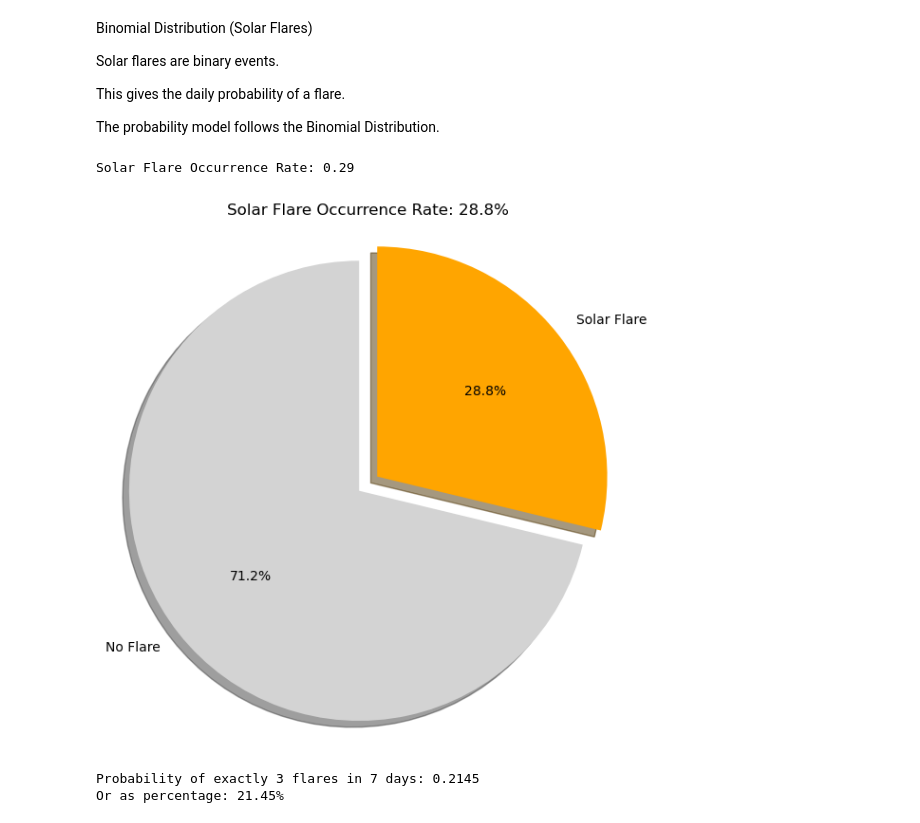
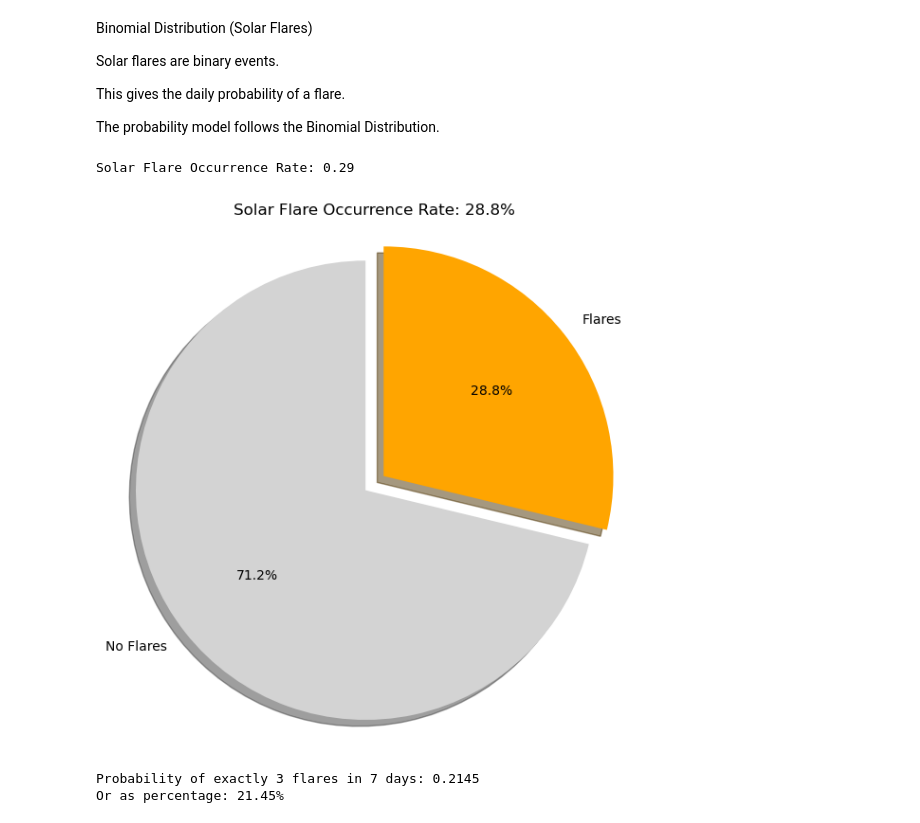
Before and after one commit to Tobibal21/space-weather-analysis, a Jupyter notebook: Space_Weather_Analysis.ipynb, the cells around one changed output. Cells and saved outputs as stored; diff of their text form; code cells hidden in the pictures.

```diff
--- a/Space_Weather_Analysis.ipynb
+++ b/Space_Weather_Analysis.ipynb
@@ -79,27 +79,28 @@ This gives the daily probability of a flare.
 
 The probability model follows the Binomial Distribution.
 # %%
-
+import matplotlib.pyplot as plt
 P = df['Solar_Flare_Occurred'].mean()
 print(f"Solar Flare Occurrence Rate: {P:.2f}")
 
 # Create a pie chart
 plt.figure(figsize=(6, 6))
 flare_count = df['Solar_Flare_Occurred'].sum()
 no_flare_count = len(df) - flare_count
 sizes = [no_flare_count, flare_count]
 colors = ['lightgray', 'orange']
 explode = (0, 0.1)  # "explode" the flare slice
 
+labels = ['No Flares', 'Flares']
 plt.pie(sizes, explode=explode, labels=labels, colors=colors,
         autopct='%1.1f%%', startangle=90, shadow=True)
-plt.title(f'Solar Flare Occurrence Rate: {p*100:.1f}%')
+plt.title(f'Solar Flare Occurrence Rate: {P*100:.1f}%')
 plt.axis('equal')  # Equal aspect ratio ensures pie is circular
 plt.tight_layout()
 plt.show()
 # %% [output]
 Solar Flare Occurrence Rate: 0.29
-[figure, old version]
+[figure, new version]
 # %%
 # Binomial probability for exactly 3 flares in 7 days
 n = 7  # number of days
```
Also changed, not shown: parts of 11 cells of this notebook.
